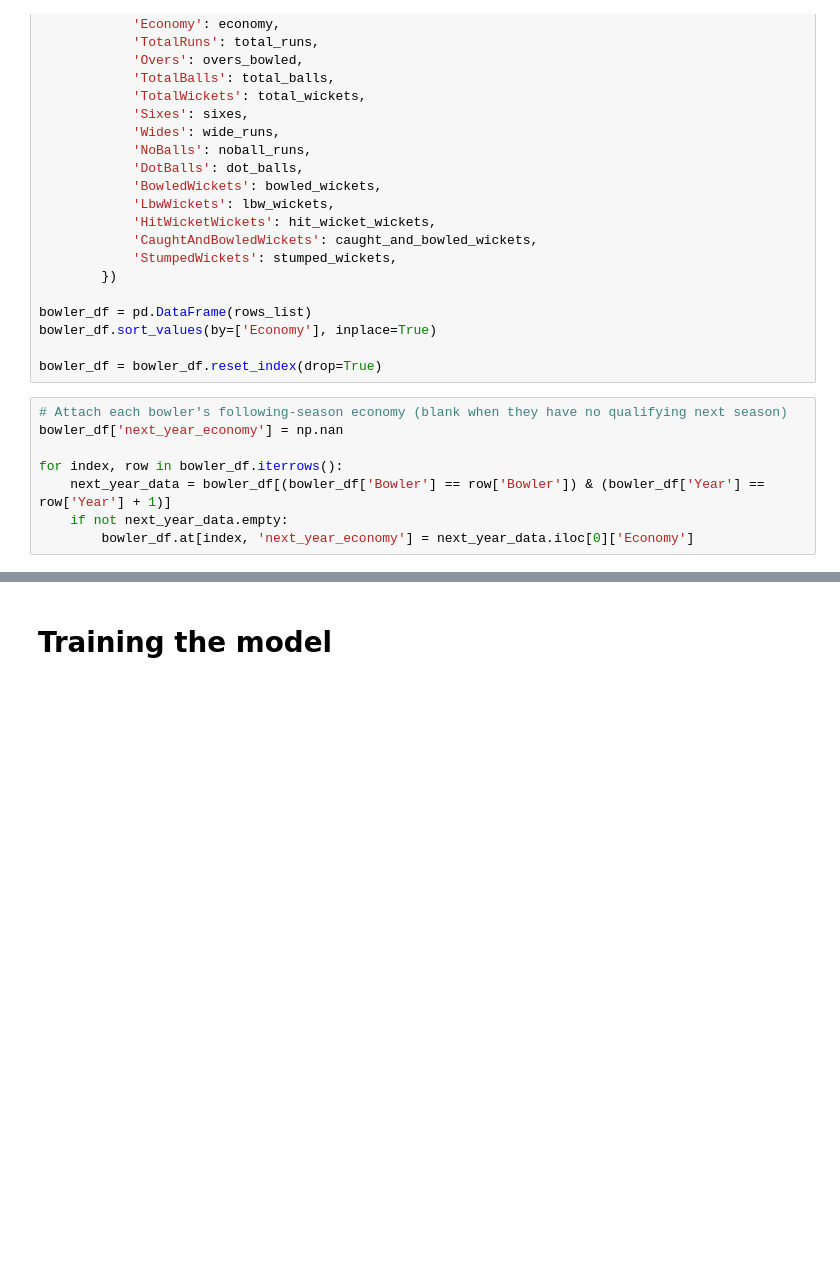
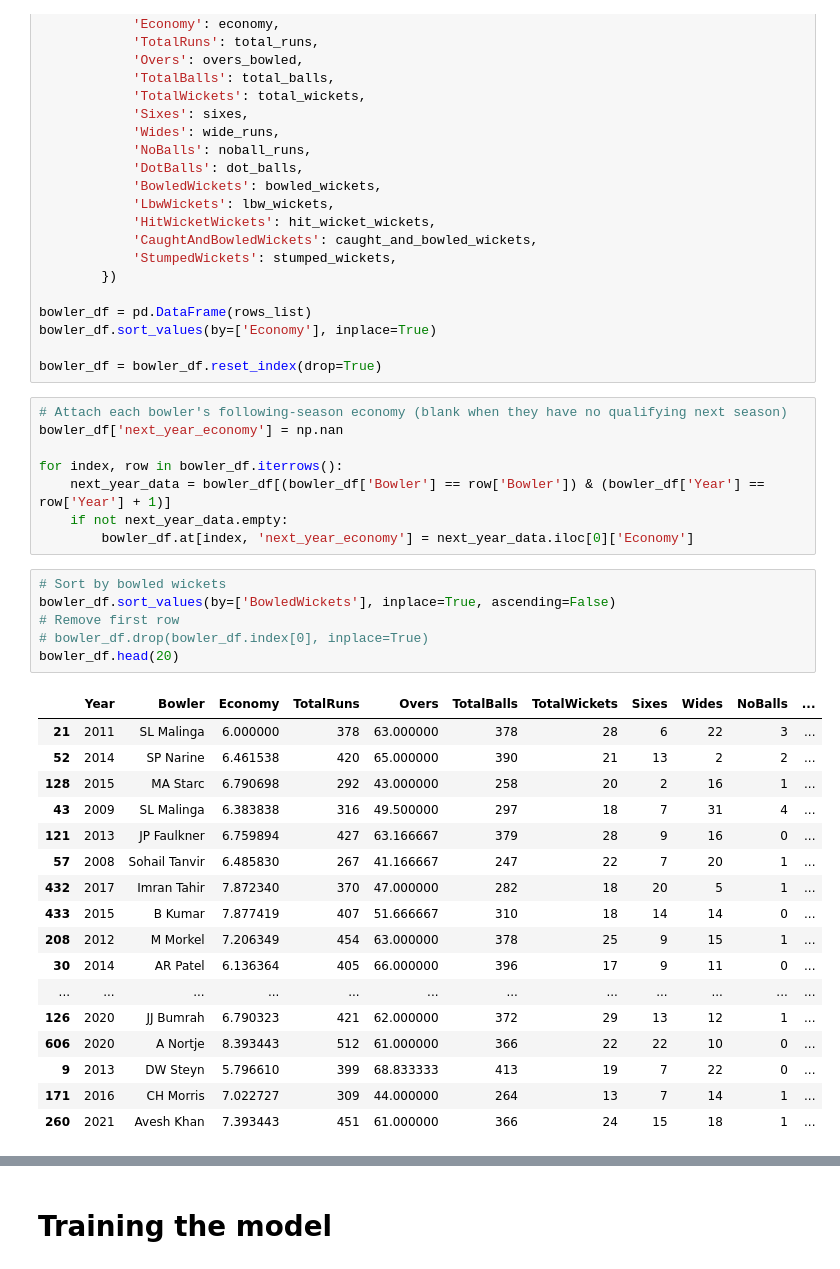
Before and after one commit to greenbear26/fielding-independent-bowling, a Jupyter notebook: main.ipynb, the cells around one changed output, grey strips where cells are left out. Drawn from its saved outputs; the diff is of its cells as text; blank space fills up the shorter version.

```diff
--- a/main.ipynb
+++ b/main.ipynb
@@ -190,6 +190,30 @@ for index, row in bowler_df.iterrows():
     next_year_data = bowler_df[(bowler_df['Bowler'] == row['Bowler']) & (bowler_df['Year'] == row['Year'] + 1)]
     if not next_year_data.empty:
         bowler_df.at[index, 'next_year_economy'] = next_year_data.iloc[0]['Economy']
+# %%
+# Sort by bowled wickets
+bowler_df.sort_values(by=['BowledWickets'], inplace=True, ascending=False)
+# Remove first row
+# bowler_df.drop(bowler_df.index[0], inplace=True)
+bowler_df.head(20)
+# %% [output]
+|  | Year | Bowler | Economy | TotalRuns | Overs | TotalBalls | TotalWickets | Sixes | Wides | NoBalls | ... |
+| 21 | 2011 | SL Malinga | 6.000000 | 378 | 63.000000 | 378 | 28 | 6 | 22 | 3 | ... |
+| 52 | 2014 | SP Narine | 6.461538 | 420 | 65.000000 | 390 | 21 | 13 | 2 | 2 | ... |
+| 128 | 2015 | MA Starc | 6.790698 | 292 | 43.000000 | 258 | 20 | 2 | 16 | 1 | ... |
+| 43 | 2009 | SL Malinga | 6.383838 | 316 | 49.500000 | 297 | 18 | 7 | 31 | 4 | ... |
+| 121 | 2013 | JP Faulkner | 6.759894 | 427 | 63.166667 | 379 | 28 | 9 | 16 | 0 | ... |
+| 57 | 2008 | Sohail Tanvir | 6.485830 | 267 | 41.166667 | 247 | 22 | 7 | 20 | 1 | ... |
+| 432 | 2017 | Imran Tahir | 7.872340 | 370 | 47.000000 | 282 | 18 | 20 | 5 | 1 | ... |
+| 433 | 2015 | B Kumar | 7.877419 | 407 | 51.666667 | 310 | 18 | 14 | 14 | 0 | ... |
+| 208 | 2012 | M Morkel | 7.206349 | 454 | 63.000000 | 378 | 25 | 9 | 15 | 1 | ... |
+| 30 | 2014 | AR Patel | 6.136364 | 405 | 66.000000 | 396 | 17 | 9 | 11 | 0 | ... |
+| ... | ... | ... | ... | ... | ... | ... | ... | ... | ... | ... | ... |
+| 126 | 2020 | JJ Bumrah | 6.790323 | 421 | 62.000000 | 372 | 29 | 13 | 12 | 1 | ... |
+| 606 | 2020 | A Nortje | 8.393443 | 512 | 61.000000 | 366 | 22 | 22 | 10 | 0 | ... |
+| 9 | 2013 | DW Steyn | 5.796610 | 399 | 68.833333 | 413 | 19 | 7 | 22 | 0 | ... |
+| 171 | 2016 | CH Morris | 7.022727 | 309 | 44.000000 | 264 | 13 | 7 | 14 | 1 | ... |
+| 260 | 2021 | Avesh Khan | 7.393443 | 451 | 61.000000 | 366 | 24 | 15 | 18 | 1 | ... |
 # %%
 # Scale the data to 0 to 1 values for the model variables, based on frequency of each variable in the dataset. This is done to ensure that the model is not biased towards any particular variable due to its scale.
 
```
Also changed, not shown: parts of 8 cells of this notebook, 1 other file.
